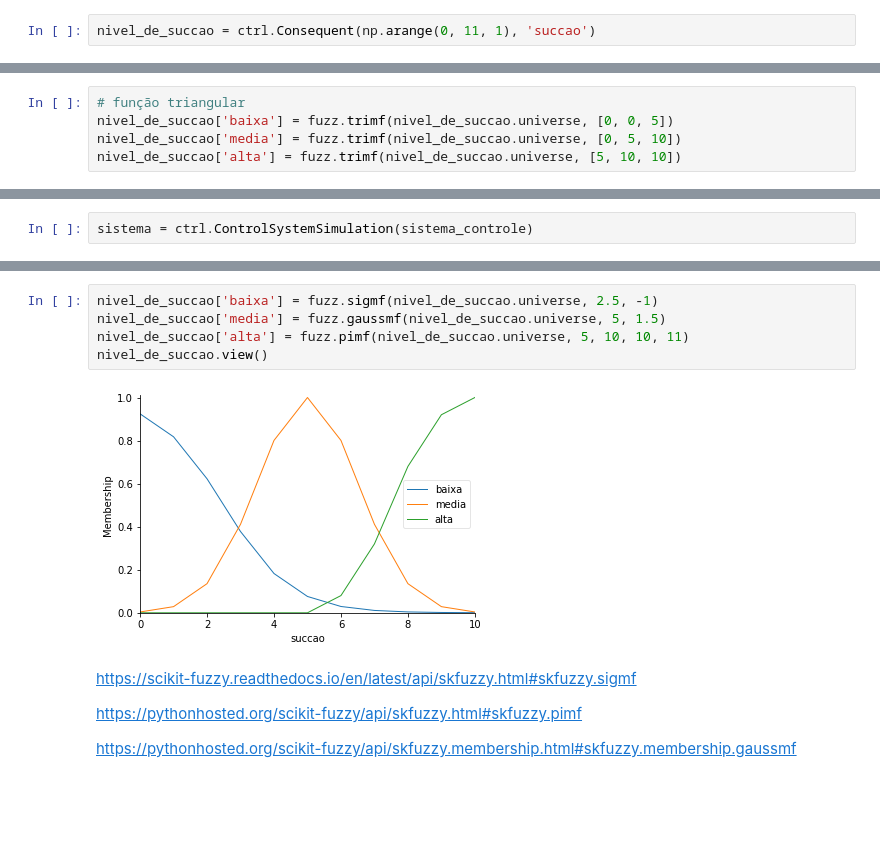
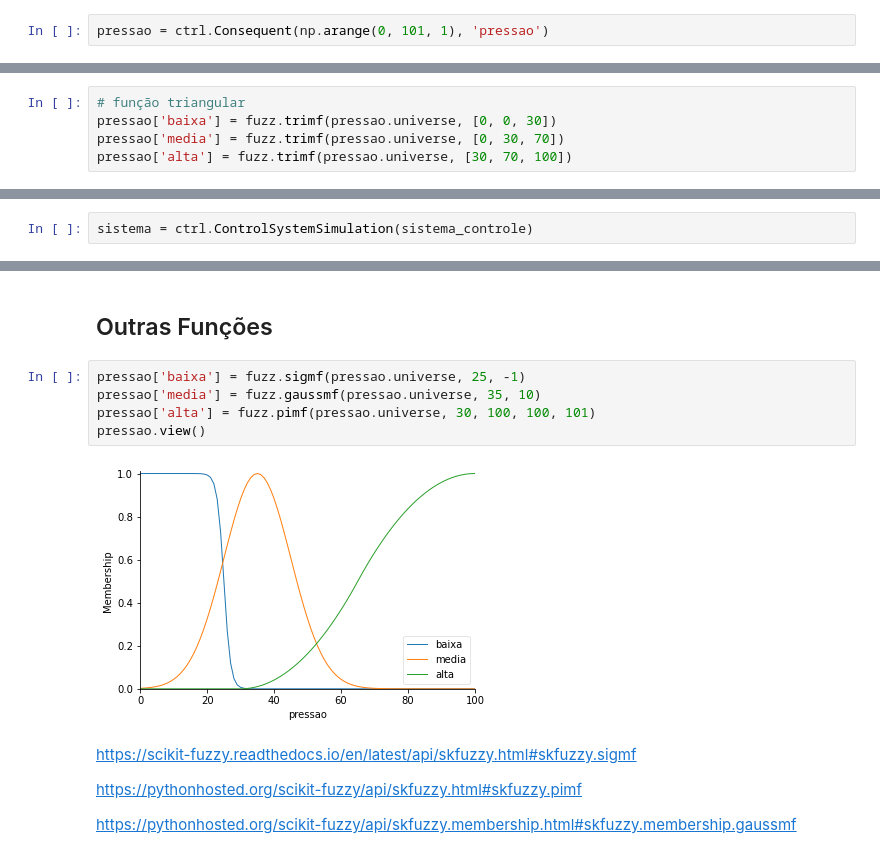
Before and after one commit to iago-costa/Per-odo-8-facul, a Jupyter notebook: INTELIGENCIA-ARTIFICIAL/TRABALHOS/Projeto-2/Projeto-2.ipynb, the cells around one changed output, grey strips where cells are left out. Cells and saved outputs as stored; diff of their text form; blank space fills up the shorter version.

```diff
--- a/INTELIGENCIA-ARTIFICIAL/TRABALHOS/Projeto-2/Projeto-2.ipynb
+++ b/INTELIGENCIA-ARTIFICIAL/TRABALHOS/Projeto-2/Projeto-2.ipynb
@@ -73,5 +73,5 @@ array([0, 1, 2, 3, 4, 5])
 # %%
-nivel_de_succao = ctrl.Consequent(np.arange(0, 11, 1), 'succao')
+pressao = ctrl.Consequent(np.arange(0, 101, 1), 'pressao')
 # %% [markdown]
 ##**Membership functions**
 # %%
@@ -92,5 +99,5 @@ array([ 0,  1,  2,  3,  4,  5,  6,  7,  8,  9, 10])
 # %%
 # função triangular
-nivel_de_succao['baixa'] = fuzz.trimf(nivel_de_succao.universe, [0, 0, 5])
-nivel_de_succao['media'] = fuzz.trimf(nivel_de_succao.universe, [0, 5, 10])
-nivel_de_succao['alta'] = fuzz.trimf(nivel_de_succao.universe, [5, 10, 10])
+pressao['baixa'] = fuzz.trimf(pressao.universe, [0, 0, 30])
+pressao['media'] = fuzz.trimf(pressao.universe, [0, 30, 70])
+pressao['alta'] = fuzz.trimf(pressao.universe, [30, 70, 100])
@@ -118,10 +132,12 @@ nivel_de_succao.view(sim = sistema)
+# %% [markdown]
+## Outras Funções
 # %%
-nivel_de_succao['baixa'] = fuzz.sigmf(nivel_de_succao.universe, 2.5, -1)
-nivel_de_succao['media'] = fuzz.gaussmf(nivel_de_succao.universe, 5, 1.5)
-nivel_de_succao['alta'] = fuzz.pimf(nivel_de_succao.universe, 5, 10, 10, 11)
-nivel_de_succao.view()
+pressao['baixa'] = fuzz.sigmf(pressao.universe, 25, -1)
+pressao['media'] = fuzz.gaussmf(pressao.universe, 35, 10)
+pressao['alta'] = fuzz.pimf(pressao.universe, 30, 100, 100, 101)
+pressao.view()
 # %% [output]
-[figure, old version]
+[figure, new version]
 # %% [markdown]
 https://scikit-fuzzy.readthedocs.io/en/latest/api/skfuzzy.html#skfuzzy.sigmf
 
```
Also changed, not shown: parts of 25 cells of this notebook, 9 other files.
